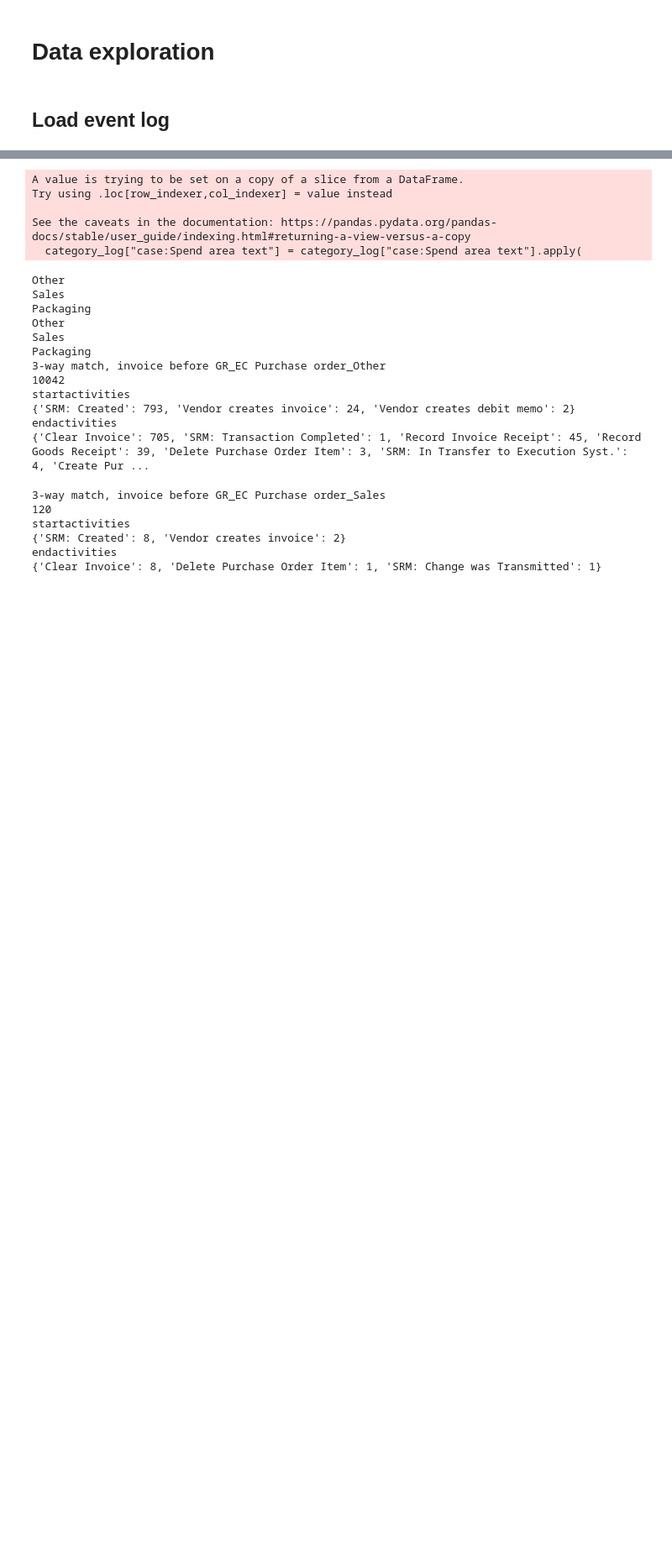
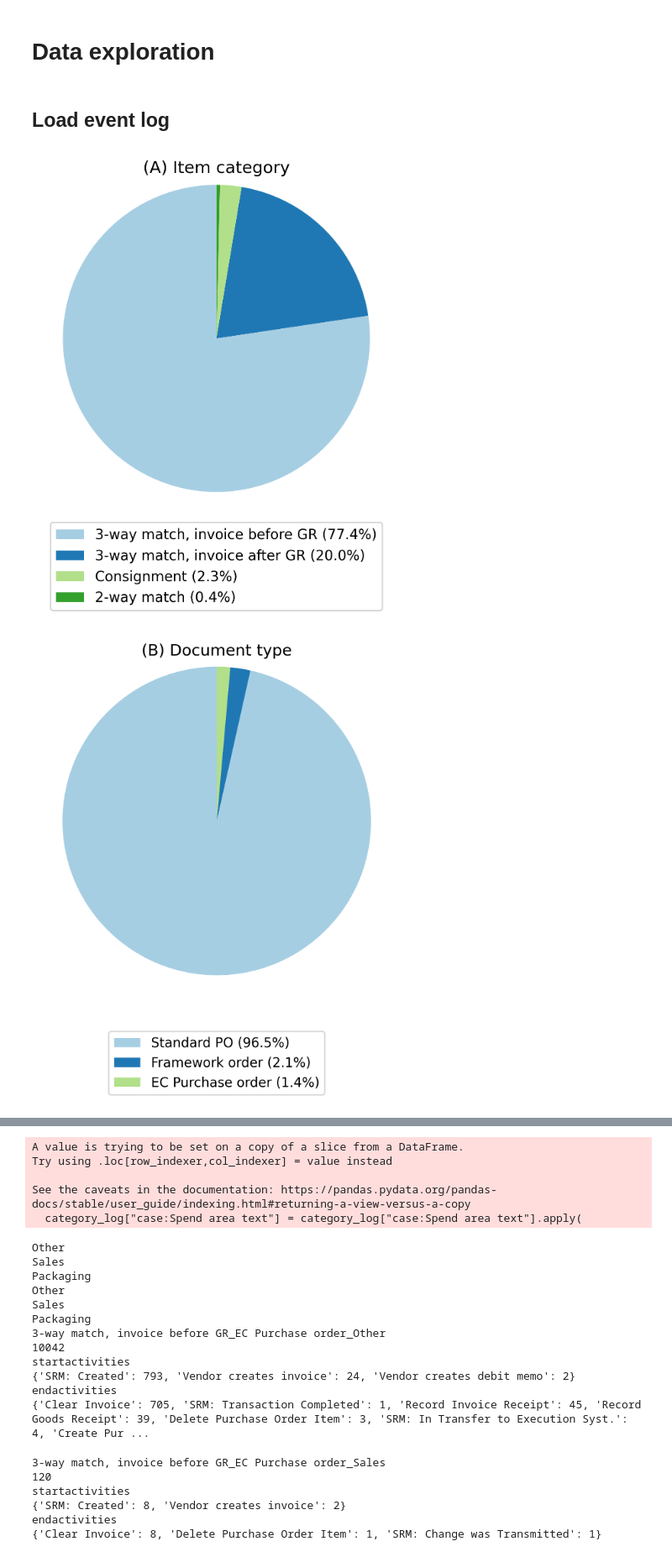
Before and after one commit to sampledrift42/MDS-PODS-Proj1, a Jupyter notebook: data_preparation/data_exploration.ipynb, the cells around one changed output, grey strips where cells are left out. Shown: that part at 84% size. Cells and saved outputs as stored; diff of their text form; code cells hidden in the pictures; blank space fills up the shorter version.

Commit message:
feat(notebook): Add pie plots and more histograms

```diff
--- a/data_preparation/data_exploration.ipynb
+++ b/data_preparation/data_exploration.ipynb
@@ -11,3 +12,44 @@ log = pm4py.read_xes("/Users/evamartin/Desktop/MDS/curs1/PODS/MDS-PODS-Proj1/Ful
 # Filter events that occur before 2018
 log['time:timestamp'] = pd.to_datetime(log['time:timestamp'])
 log = log[log['time:timestamp'] >= '2018-01-01 00:00:00']
+# %%
+# Rename the spend area text column in the log to group all cases that don not belong to 'Sales' or 'Packaging' into the 'Other' category
+
+log["case:Spend area text"] = log["case:Spend area text"].apply(
+    lambda x: x if x in ["Sales", "Packaging"] else "Other"
+)
+# %%
+# Generate a pie chart of percentages for a given attribute from the event log
+
+def plot_pie_chart(event_log, column_attribute, title, filename=None):
+    event_log_df = pm4py.convert_to_dataframe(event_log)
+
+    # Count the occurrences of each category in the specified column
+    category_counts = event_log_df[column_attribute].value_counts()
+
+    # Plot generation
+
+    plt.figure(figsize=(4,5), dpi=300)
+    wedges, texts, autotexts = plt.pie(
+        category_counts.values,
+        startangle=90,
+        colors=plt.cm.Paired.colors,
+        autopct=lambda pct: "" ,
+        radius=1.1
+    )
+    legend_labels = [f"{label} ({value:.1f}%)" for label, value in zip(category_counts.index, (category_counts.values / category_counts.values.sum()) * 100)]
+    plt.legend(wedges, legend_labels, title='', loc="lower center", bbox_to_anchor=(0.5, -0.3), ncol=1 )
+    plt.title(title, y=0.95)
+    plt.tight_layout()
+
+    if filename:
+        plt.savefig(filename, dpi=300, bbox_inches='tight', format='png')
+
+    plt.show()
+
+plot_pie_chart(log, "case:Item Category", "(A) Item category", filename="item_category_plot.png")
+plot_pie_chart(log, "case:Document Type", "(B) Document type", filename="document_type_plot.png")
+plot_pie_chart(log, "case:Spend area text", "(C) Spend area", filename="spend_area_plot.png")
+# %% [output]
+[figure, added]
+[figure, added]
```
Also changed, not shown: parts of 21 cells of this notebook.
